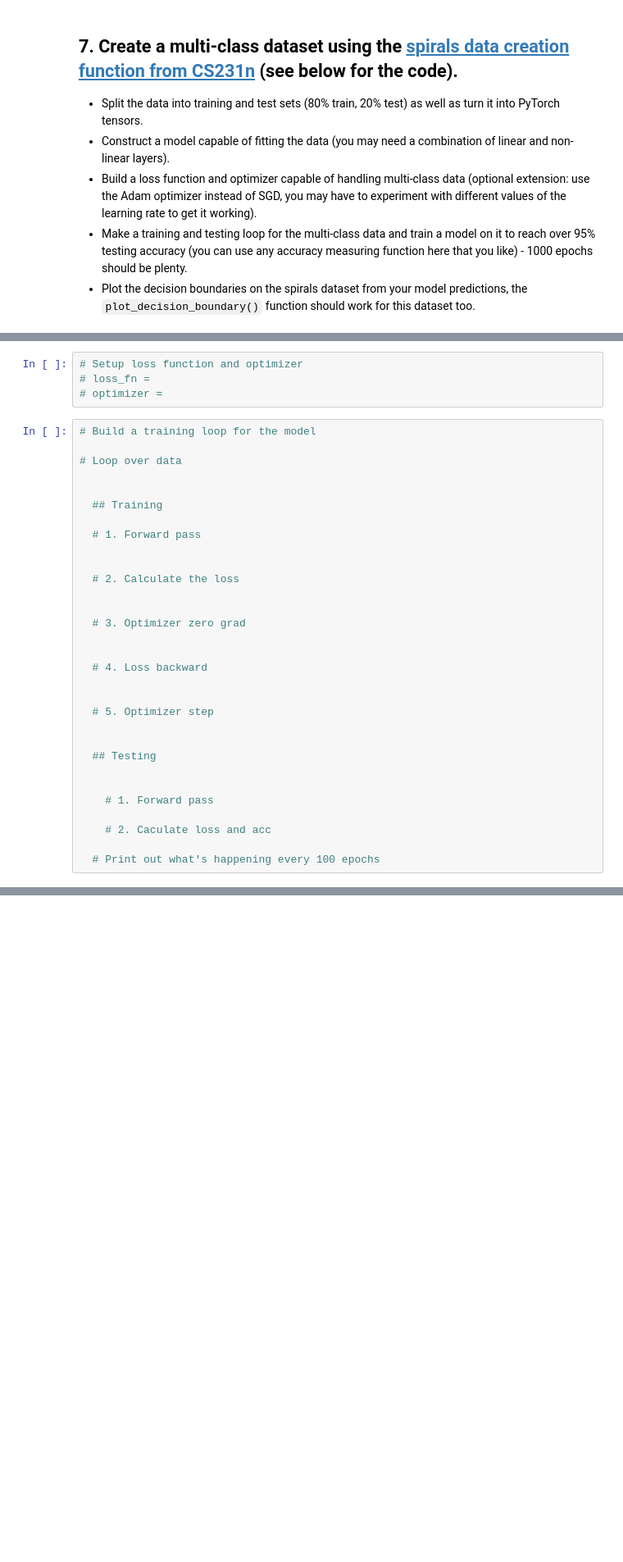
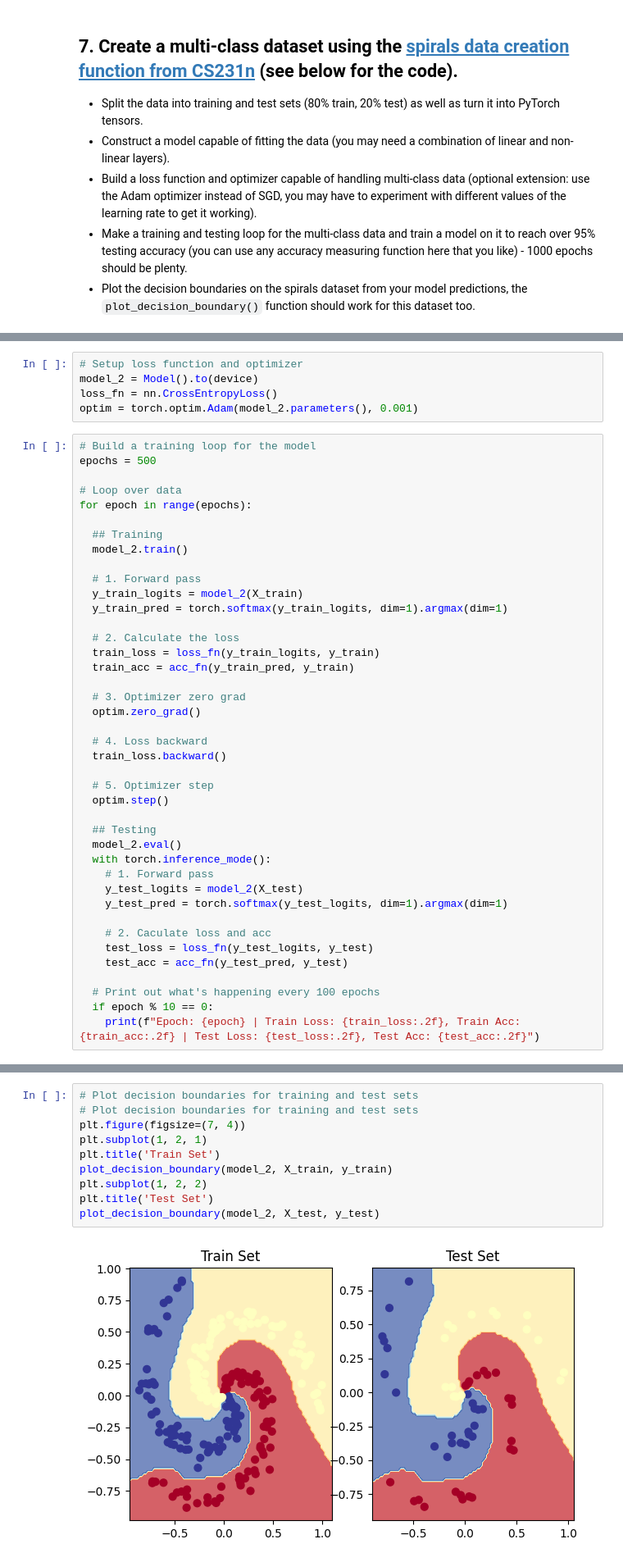
Before and after one commit to evanhfw/zero-to-mastery-pytorch, a Jupyter notebook: 02_pytorch_classification/02_pytorch_classification_exercises.ipynb, the cells around one changed output, grey strips where cells are left out. Shown: that part at 82% size. Drawn from its saved outputs; the diff is of its cells as text; blank space fills up the shorter version.

```diff
--- a/02_pytorch_classification/02_pytorch_classification_exercises.ipynb
+++ b/02_pytorch_classification/02_pytorch_classification_exercises.ipynb
@@ -325,35 +403,46 @@ Pred labels:
 # %%
 # Setup loss function and optimizer
-# loss_fn =
-# optimizer =
+model_2 = Model().to(device)
+loss_fn = nn.CrossEntropyLoss()
+optim = torch.optim.Adam(model_2.parameters(), 0.001)
 # %%
 # Build a training loop for the model
+epochs = 500
 
 # Loop over data
-
+for epoch in range(epochs):
 
   ## Training
+  model_2.train()
 
   # 1. Forward pass
-
+  y_train_logits = model_2(X_train)
+  y_train_pred = torch.softmax(y_train_logits, dim=1).argmax(dim=1)
 
   # 2. Calculate the loss
-
+  train_loss = loss_fn(y_train_logits, y_train)
+  train_acc = acc_fn(y_train_pred, y_train)
 
   # 3. Optimizer zero grad
-
+  optim.zero_grad()
 
   # 4. Loss backward
-
+  train_loss.backward()
 
   # 5. Optimizer step
-
+  optim.step()
 
   ## Testing
-
-
+  model_2.eval()
+  with torch.inference_mode():
     # 1. Forward pass
+    y_test_logits = model_2(X_test)
+    y_test_pred = torch.softmax(y_test_logits, dim=1).argmax(dim=1)
 
     # 2. Caculate loss and acc
+    test_loss = loss_fn(y_test_logits, y_test)
+    test_acc = acc_fn(y_test_pred, y_test)
 
   # Print out what's happening every 100 epochs
+  if epoch % 10 == 0:
+    print(f"Epoch: {epoch} | Train Loss: {train_loss:.2f}, Train Acc: {train_acc:.2f} | Test Loss: {test_loss:.2f}, Test Acc: {test_acc:.2f}")
@@ -361,0 +467,12 @@ Pred labels:
+# %%
+# Plot decision boundaries for training and test sets
+# Plot decision boundaries for training and test sets
+plt.figure(figsize=(7, 4))
+plt.subplot(1, 2, 1)
+plt.title('Train Set')
+plot_decision_boundary(model_2, X_train, y_train)
+plt.subplot(1, 2, 2)
+plt.title('Test Set')
+plot_decision_boundary(model_2, X_test, y_test)
+# %% [output]
+[figure, added]
```
Also changed, not shown: parts of 16 cells of this notebook.
